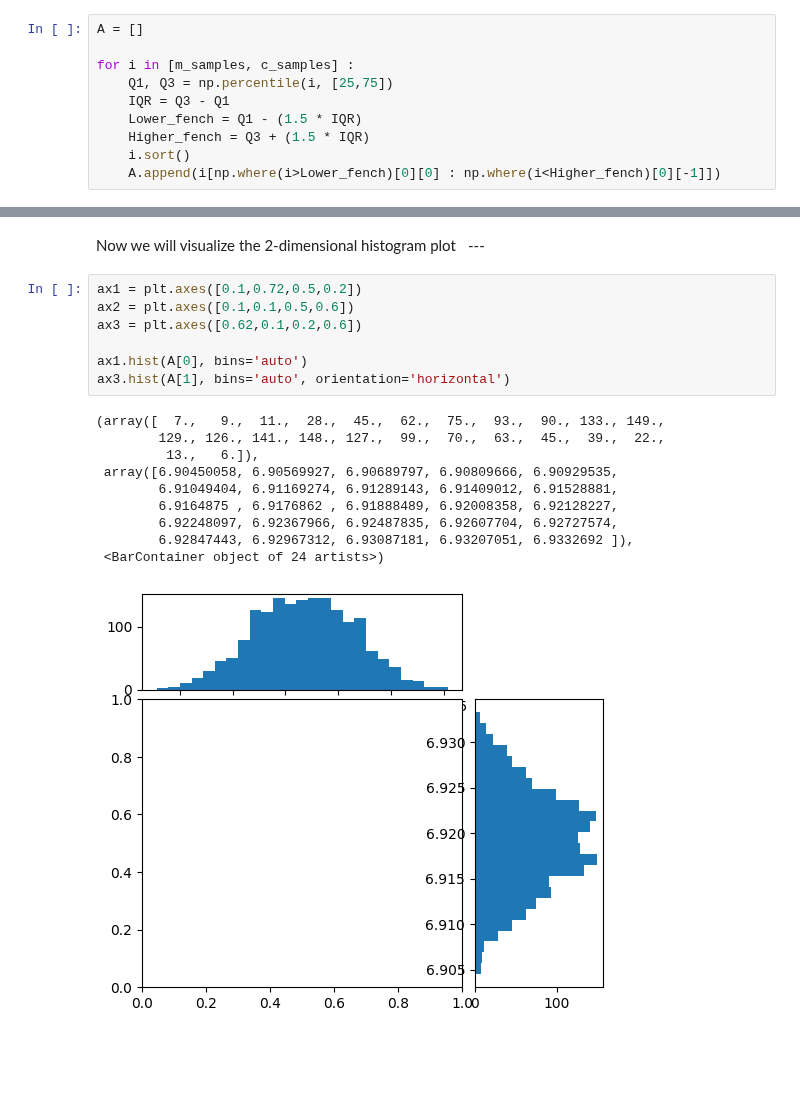
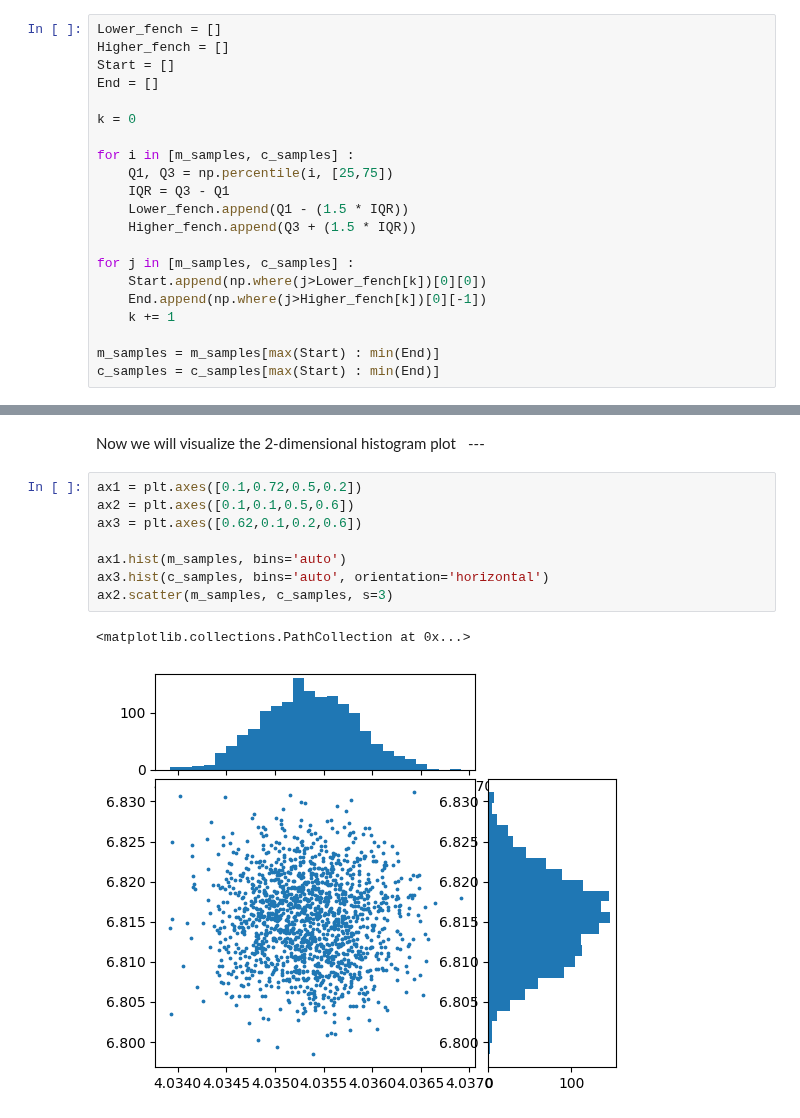
Before and after one commit to RitwikDas007/My-Collections, a Jupyter notebook: Bayesian Inference.ipynb, the cells around one changed output, grey strips where cells are left out. Cells and saved outputs as stored; diff of their text form; blank space fills up the shorter version.

```diff
--- a/Bayesian Inference.ipynb
+++ b/Bayesian Inference.ipynb
@@ -612,13 +612,24 @@ We will omit the burn-in phase in the same way as we did before.
 # %%
-A = []
+Lower_fench = []
+Higher_fench = []
+Start = []
+End = []
+
+k = 0
 
 for i in [m_samples, c_samples] :
     Q1, Q3 = np.percentile(i, [25,75])
     IQR = Q3 - Q1
-    Lower_fench = Q1 - (1.5 * IQR)
-    Higher_fench = Q3 + (1.5 * IQR)
-    i.sort()
-    A.append(i[np.where(i>Lower_fench)[0][0] : np.where(i<Higher_fench)[0][-1]])
+    Lower_fench.append(Q1 - (1.5 * IQR))
+    Higher_fench.append(Q3 + (1.5 * IQR))
+
+for j in [m_samples, c_samples] :
+    Start.append(np.where(j>Lower_fench[k])[0][0])
+    End.append(np.where(j>Higher_fench[k])[0][-1])
+    k += 1
+
+m_samples = m_samples[max(Start) : min(End)]
+c_samples = c_samples[max(Start) : min(End)]
 # %% [markdown]
 ####
 # %% [markdown]
@@ -641,18 +652,11 @@ Now we will visualize the 2-dimensional histogram plot $\;$ ---
 # %%
 ax1 = plt.axes([0.1,0.72,0.5,0.2])
 ax2 = plt.axes([0.1,0.1,0.5,0.6])
 ax3 = plt.axes([0.62,0.1,0.2,0.6])
 
-ax1.hist(A[0], bins='auto')
-ax3.hist(A[1], bins='auto', orientation='horizontal')
+ax1.hist(m_samples, bins='auto')
+ax3.hist(c_samples, bins='auto', orientation='horizontal')
+ax2.scatter(m_samples, c_samples, s=3)
 # %% [output]
-(array([  7.,   9.,  11.,  28.,  45.,  62.,  75.,  93.,  90., 133., 149.,
-        129., 126., 141., 148., 127.,  99.,  70.,  63.,  45.,  39.,  22.,
-         13.,   6.]),
- array([6.90450058, 6.90569927, 6.90689797, 6.90809666, 6.90929535,
-        6.91049404, 6.91169274, 6.91289143, 6.91409012, 6.91528881,
-        6.9164875 , 6.9176862 , 6.91888489, 6.92008358, 6.92128227,
-        6.92248097, 6.92367966, 6.92487835, 6.92607704, 6.92727574,
-        6.92847443, 6.92967312, 6.93087181, 6.93207051, 6.9332692 ]),
- <BarContainer object of 24 artists>)
+<matplotlib.collections.PathCollection at 0x...>
-[figure, old version]
+[figure, new version]
```
Also changed, not shown: parts of 18 cells of this notebook.
